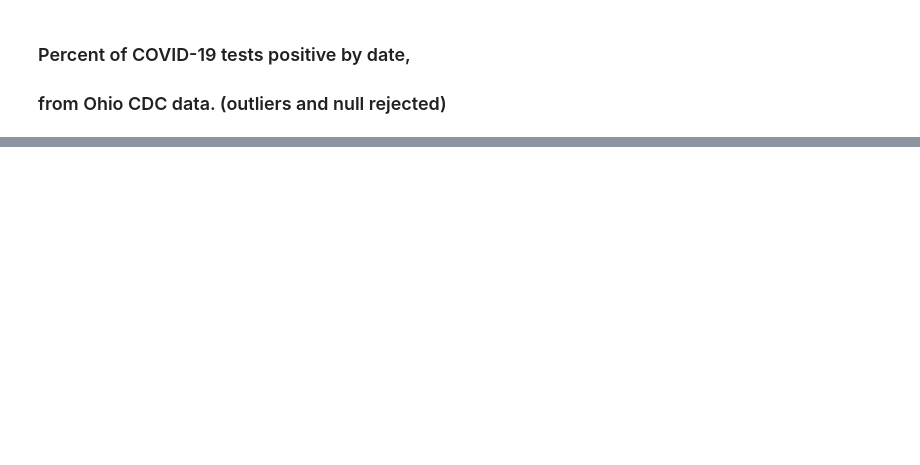
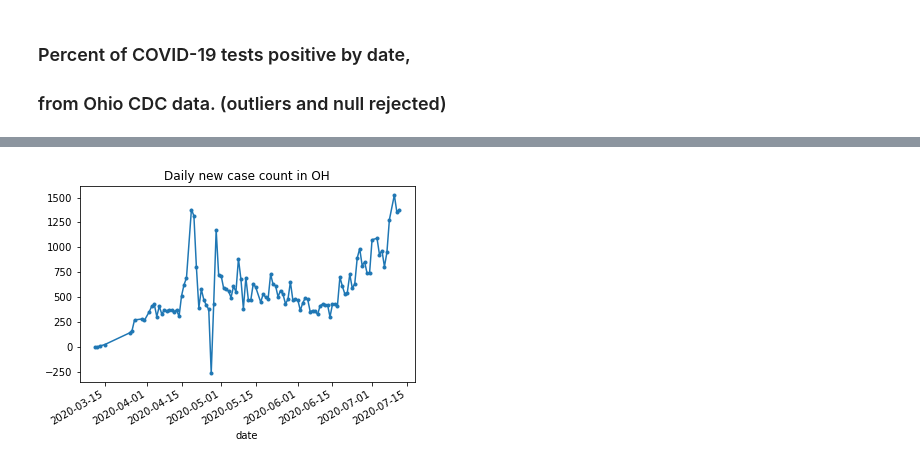
Before and after one commit to mpeaton/cvanal, a Jupyter notebook: COVID-19.ipynb, the cells around one changed output, grey strips where cells are left out. Cells and saved outputs as stored; diff of their text form; code cells hidden in the pictures; blank space fills up the shorter version.

```diff
--- a/COVID-19.ipynb
+++ b/COVID-19.ipynb
@@ -38,0 +42,5 @@ df.set_index('date').head()
+# %%
+a3 = df2.positiveIncrease.plot(marker='.',title=f'Daily new case count in {state}')
+a2.figure.savefig('new_cases',dpi=100)
+# %% [output]
+[figure, added]
```
Also changed, not shown: parts of 7 cells of this notebook, 2 other files.
